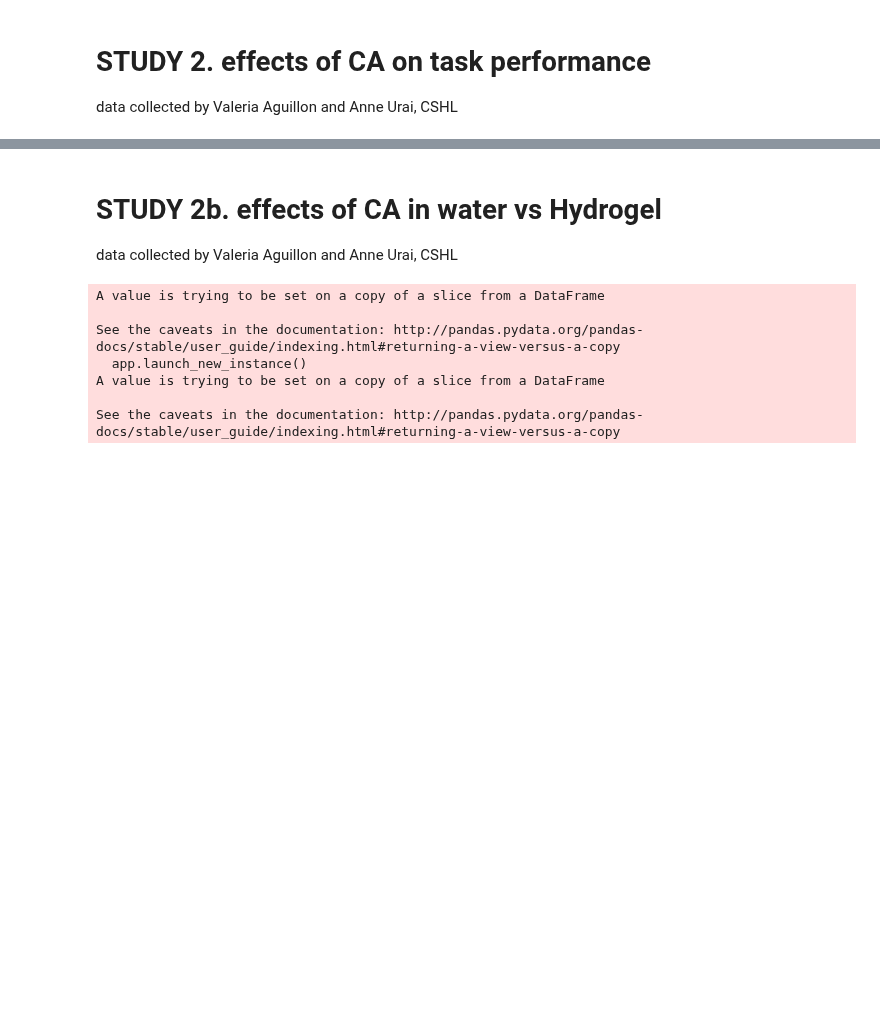
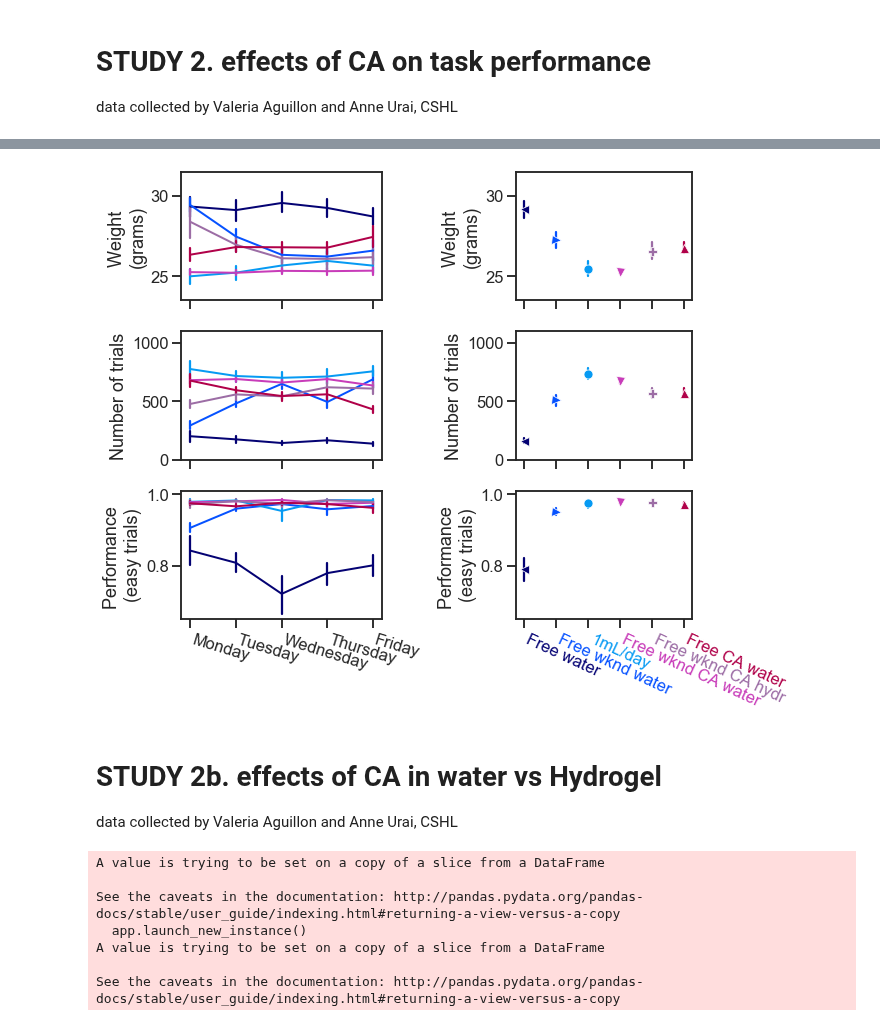
Before and after one commit to int-brain-lab/analysis, a Jupyter notebook: citricacid/citricacid_sfn_2019.ipynb, the cells around one changed output, grey strips where cells are left out. Cells and saved outputs as stored; diff of their text form; code cells hidden in the pictures; blank space fills up the shorter version.

```diff
--- a/citricacid/citricacid_sfn_2019.ipynb
+++ b/citricacid/citricacid_sfn_2019.ipynb
@@ -374,3 +329,60 @@ f.savefig(os.path.join(figpath, "citricacid_study2.png"), dpi=300)
+# %%
+
+f, ax = plt.subplots(ncols=2, nrows=3,
+                     gridspec_kw=dict(width_ratios=[0.8, 0.7], height_ratios=[1,1,1]), figsize=(10, 8))
+
+## SECOND COLUMN
+sns.lineplot(x="weekday", y="avg_weight", err_style='bars', ci=68, hue="condition",
+             linewidth=2, data=df, ax=ax[0,0], legend=False, hue_order=condition_order, palette=palette)
+ax[0,0].set(ylabel="Weight \n(grams)", ylim=ylims_weight, xlabel="")
+ax[0,0].tick_params(labelbottom=False)
+sns.lineplot(x="weekday", y="n_trials", err_style='bars', ci=68, hue="condition",
+             linewidth=2, data=df, ax=ax[1,0], legend=False, hue_order=condition_order, palette=palette)
+ax[1,0].set(ylabel="Number of trials", ylim=ylims_ntrials, xlabel="")
+ax[1,0].tick_params(labelbottom=False)
+sns.lineplot(x="weekday", y="performance_easy", err_style='bars', ci=68, hue="condition",
+             linewidth=2, data=df, ax=ax[2,0], legend=False, hue_order=condition_order, palette=palette)
+ax[2,0].set(ylabel="Performance \n(easy trials)", xticks=[0,1,2,3,4],
+          xticklabels=['Monday', 'Tuesday', 'Wednesday', 'Thursday', 'Friday'], xlabel="", ylim=ylims_performance)
+
+for item in ax[2,0].get_xticklabels():
+    item.set_rotation(-17)
+    item.set(ha='left')
+
+
+## Third columns
+sns.lineplot(x="condition", y="avg_weight", err_style='bars', style='condition', markers=marker_mapping,
+             ci=95, linewidth=2, hue_order=condition_order, palette=palette, hue="condition", data=df, ax=ax[0,1])
+#sns.boxplot(x="condition", y="avg_weight", order=condition_order,data=df, fliersize=0, ax=ax[0,2], boxprops={'facecolor':'None'}, width=.3)
+ax[0,1].set(ylabel="Weight \n(grams)", xlabel="", ylim=ylims_weight)
+ax[0,1].get_legend().remove()
+ax[0,1].tick_params(labelbottom=False)
+
+sns.lineplot(x="condition", y="n_trials", err_style='bars', style='condition', markers=marker_mapping,
+             ci=95, linewidth=2, hue_order=condition_order, palette=palette, hue="condition", data=df, ax=ax[1,1])
+#sns.boxplot(x="condition", y="n_trials", order=condition_order, data=df, fliersize=0, ax=ax[1,2], boxprops={'facecolor':'None'}, width=.3)
+ax[1,1].set(ylabel="Number of trials", xlabel="", ylim=ylims_ntrials)
+ax[1,1].get_legend().remove()
+ax[1,1].tick_params(labelbottom=False)
+sns.lineplot(x="condition", y="performance_easy", err_style='bars', style='condition', markers=marker_mapping,
+             ci=95, linewidth=2, hue_order=condition_order, palette=palette, hue="condition", data=df, ax=ax[2,1])
+#sns.lineplot(x="condition", y="performance_easy", order=condition_order, data=df, fliersize=0, ax=ax[2,2], boxprops={'facecolor':'None'}, width=.3)
+ax[2,1].set(ylabel="Performance \n(easy trials)", xlabel="", ylim=ylims_performance)
+ax[2,1].get_legend().remove()
+ax[2,1].set_xticklabels(condition_names)
+
+for ticklabel, tickcolor in zip(ax[2,1].get_xticklabels(), palette):
+    ticklabel.set_color(tickcolor)
+    ticklabel.set_rotation(-25)
+    ticklabel.set(ha='left')
+
+# SAVE
+f.tight_layout()
+f.savefig(os.path.join(figpath, "citricacid_study2b.pdf"))
+f.savefig(os.path.join(figpath, "citricacid_study2b.eps"))
+f.savefig(os.path.join(figpath, "citricacid_study2b.png"), dpi=300)
+# %% [output]
+[figure, added]
 # %% [markdown]
 # STUDY 2b. effects of CA in water vs Hydrogel
 data collected by Valeria Aguillon and Anne Urai, CSHL
```
Also changed, not shown: parts of 7 cells of this notebook, 3 other files.
